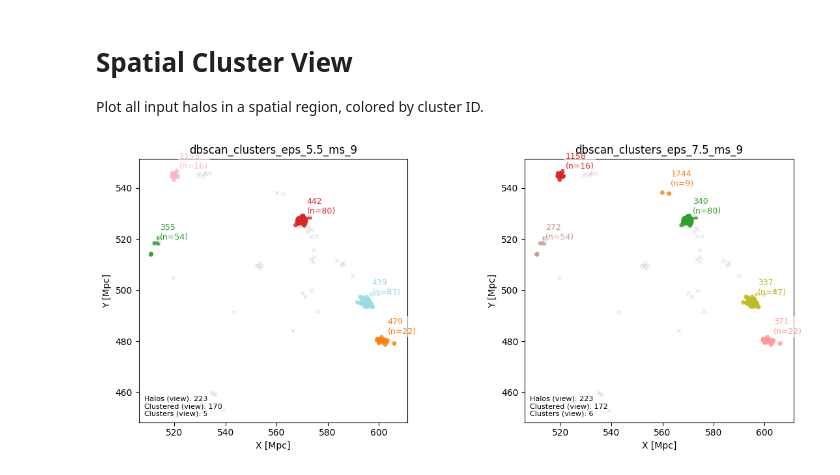
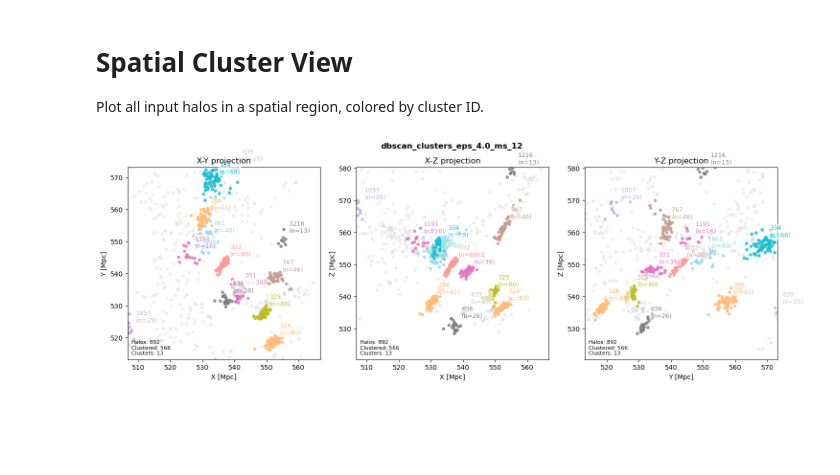
Before and after one commit to stuartmcalpine/manticore_posterior_clusters, a Jupyter notebook: notebooks/spatial_cluster_view.ipynb, the cells around one changed output. Drawn from its saved outputs; the diff is of its cells as text; code cells hidden in the pictures; blank space fills up the shorter version.

```diff
--- a/notebooks/spatial_cluster_view.ipynb
+++ b/notebooks/spatial_cluster_view.ipynb
@@ -10,21 +10,18 @@ from pathlib import Path
 # %%
 # === CONFIGURATION ===
 
-# List of HDF5 files to plot (1 to N files)
-files = [
-    "../output/dbscan_clusters_eps_5.5_ms_9.h5",
-    "../output/dbscan_clusters_eps_7.5_ms_9.h5",
-]
+# HDF5 file to plot
+filepath = "../output/dbscan_clusters_eps_4.0_ms_12.h5"
 
 # Spatial region to plot (centered on observer at box center)
-center = [560, 500, 500]  # Mpc
-window_size = 50  # Mpc (half-width)
-
-# Projection axis: 'xy', 'xz', or 'yz'
-projection = 'xy'
+center = [536.7, 543.1, 550.3]  # Mpc (Persus cluster position)
+window_size = 30  # Mpc (half-width)
 
 # Depth slice along the third axis (None = all depths)
-depth_slice = 10  # Mpc (None to include all)
+depth_slice = 30  # Mpc (None to include all)
+
+# All three projections will be shown
+projections = ['xy', 'xz', 'yz']
 # %%
 def load_halo_data(filepath):
     """Load positions and cluster labels from HDF5 file."""
@@ -61,32 +58,33 @@ def filter_region(positions, labels, center, window_size, projection, depth_slic
 
     return positions[mask], labels[mask], (ax1, ax2)
 # %%
-# Create figure with one panel per file (max 2 columns)
-n_files = len(files)
-ncols = min(2, n_files)
-nrows = int(np.ceil(n_files / ncols))
+# Create figure with three panels (one per projection)
+fig, axes = plt.subplots(1, 3, figsize=(15, 5))
 offset = 2
 
-fig, axes = plt.subplots(nrows, ncols, figsize=(6 * ncols, 5 * nrows), squeeze=False)
-axes = axes.flatten()
+axis_labels = {0: 'X', 1: 'Y', 2: 'Z'}
+projection_titles = {'xy': 'X-Y projection', 'xz': 'X-Z projection', 'yz': 'Y-Z projection'}
 
-axis_labels = {0: 'X', 1: 'Y', 2: 'Z'}
+# Load data once
+positions, labels = load_halo_data(filepath)
 
-# Random (but repeatable) color assignment from tab20, independent of cluster ID ordering
+# Compute cluster sizes in the FULL dataset (not filtered region)
+full_cluster_sizes = {
+    cid: int(np.sum(labels == cid))
+    for cid in np.unique(labels)
+    if cid != -1
+}
+
+# Random (but repeatable) color assignment from tab20
 rng = np.random.default_rng(0)
 tab20 = plt.cm.get_cmap('tab20').colors  # 20 RGBA tuples
 
-for i, (ax, filepath) in enumerate(zip(axes, files)):
-    positions, labels = load_halo_data(filepath)
+# Get all unique cluster IDs (excluding noise) for consistent coloring across panels
+all_cluster_ids = sorted([cid for cid in np.unique(labels) if cid != -1])
+perm = rng.permutation(len(tab20))
+global_color_map = {cid: tab20[perm[j % len(tab20)]] for j, cid in enumerate(all_cluster_ids)}
 
-    # ---- NEW: compute cluster sizes in the FULL dataset (not filtered region) ----
-    # Exclude noise (-1) from the size dictionary
-    full_cluster_sizes = {
-        cid: int(np.sum(labels == cid))
-        for cid in np.unique(labels)
-        if cid != -1
-    }
-
+for ax, projection in zip(axes, projections):
     pos_filt, lab_filt, (ax1, ax2) = filter_region(
         positions, labels, center, window_size, projection, depth_slice
     )
@@ -100,24 +98,19 @@ for i, (ax, filepath) in enumerate(zip(axes, files)):
         c='lightgray', s=20, alpha=0.7, marker='x', linewidths=0.8
     )
 
-    # Plot clustered halos with random colors from tab20 (not sequential by cluster id)
+    # Plot clustered halos with consistent colors across all panels
     clustered = ~noise_mask
     if np.any(clustered):
         cluster_ids = np.unique(lab_filt[clustered])
-
-        # Random but deterministic mapping for the clusters *present in this filtered panel*
-        perm = rng.permutation(len(tab20))
-        color_map = {cid: tab20[perm[j % len(tab20)]] for j, cid in enumerate(cluster_ids)}
-        point_colors = np.array([color_map[cid] for cid in lab_filt[clustered]])
+        point_colors = np.array([global_color_map[cid] for cid in lab_filt[clustered]])
 
         ax.scatter(
             pos_filt[clustered, ax1], pos_filt[clustered, ax2],
             c=point_colors, s=15, alpha=0.8
         )
 
-        # ---- Annotate each cluster with offset ----
+        # Annotate each cluster with offset
         for cid in cluster_ids:
-            # centroid in the FILTERED view
             mask_c = lab_filt == cid
             x0 = float(np.mean(pos_filt[mask_c, ax1]))
             y0 = float(np.mean(pos_filt[mask_c, ax2]))
@@ -126,42 +119,39 @@ for i, (ax, filepath) in enumerate(zip(axes, files)):
 
             ax.text(
                 x0 + offset,
                 y0 + offset,
                 f'{cid}\n(n={n_members})',
-                color=color_map[cid],
+                color=global_color_map[cid],
                 fontsize=9,
                 ha='left', va='bottom',
                 bbox=dict(
                     boxstyle='round,pad=0.2',
                     facecolor='white',
                     edgecolor='none',
                     alpha=0.6
                 )
             )
 
+    # Set equal axis limits to make square panels
+    ax.set_xlim(center[ax1] - window_size, center[ax1] + window_size)
+    ax.set_ylim(center[ax2] - window_size, center[ax2] + window_size)
+    ax.set_aspect('equal', adjustable='box')
 
     ax.set_xlabel(f'{axis_labels[ax1]} [Mpc]')
     ax.set_ylabel(f'{axis_labels[ax2]} [Mpc]')
-    ax.set_title(Path(filepath).stem)
-    ax.set_aspect('equal')
-
-    # ---- NEW: no legend ----
-    # ax.legend(...)
+    ax.set_title(projection_titles[projection])
 
     n_total = len(lab_filt)
     n_clustered = int(np.sum(clustered))
     n_clusters = int(len(np.unique(lab_filt[clustered]))) if np.any(clustered) else 0
     ax.text(
         0.02, 0.02,
-        f'Halos (view): {n_total}\nClustered (view): {n_clustered}\nClusters (view): {n_clusters}',
+        f'Halos: {n_total}\nClustered: {n_clustered}\nClusters: {n_clusters}',
         transform=ax.transAxes, fontsize=8, va='bottom'
     )
 
-# Hide any unused subplot axes
-for ax in axes[len(files):]:
-    ax.set_visible(False)
-
+fig.suptitle(Path(filepath).stem, fontsize=12, fontweight='bold')
 plt.tight_layout()
 plt.show()
 # %% [output]
-[figure, old version]
+[figure, new version]
```
